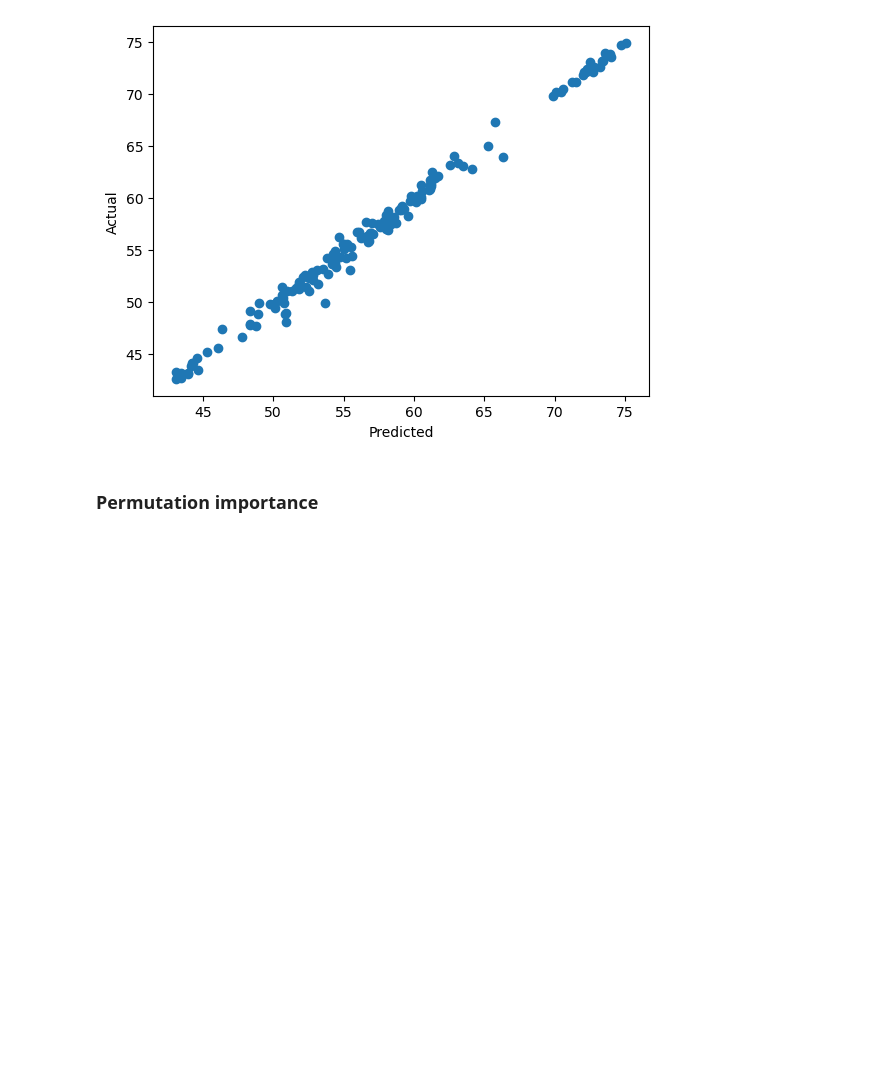
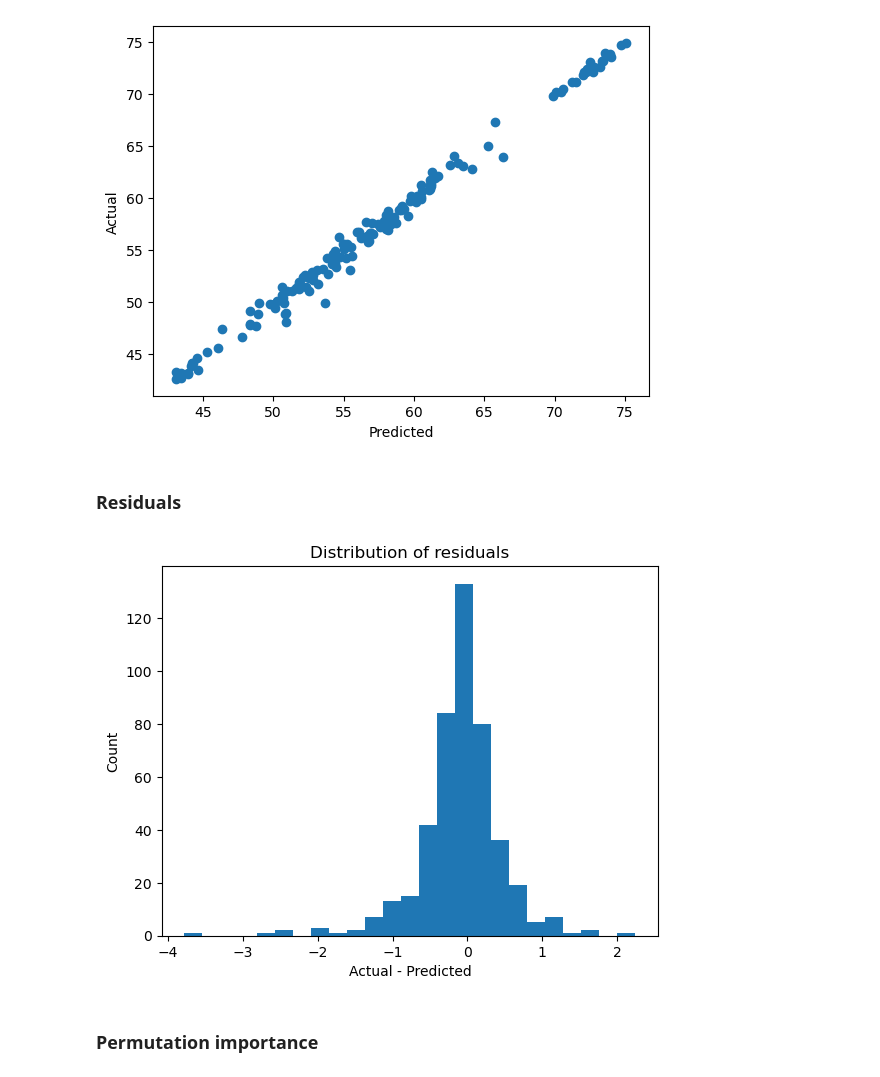
Before and after one commit to alexander-nichols/capstone-project, a Jupyter notebook: Modelling.ipynb, the cells around one changed output. Cells and saved outputs as stored; diff of their text form; code cells hidden in the pictures; blank space fills up the shorter version.

Commit message:
Added graph of residuals

```diff
--- a/Modelling.ipynb
+++ b/Modelling.ipynb
@@ -221,6 +221,21 @@ plot_results(df_test)
 plot_results(df_test[df_test['Region']=='Africa'])
 # %% [output]
 [figure]
+# %% [markdown]
+### Residuals
+# %%
+def plot_residuals(df):
+    (X, y) = split(df_test)
+    y_predict = model.predict(X)
+    plt.hist(y-y_predict, bins=25)
+    plt.title('Distribution of residuals')
+    plt.xlabel('Actual - Predicted')
+    plt.ylabel('Count')
+    plt.show()
+
+plot_residuals(df_test)
+# %% [output]
+[figure, added]
 # %% [markdown]
 ### Permutation importance
 # %%
```
Also changed, not shown: parts of 1 cell of this notebook.
